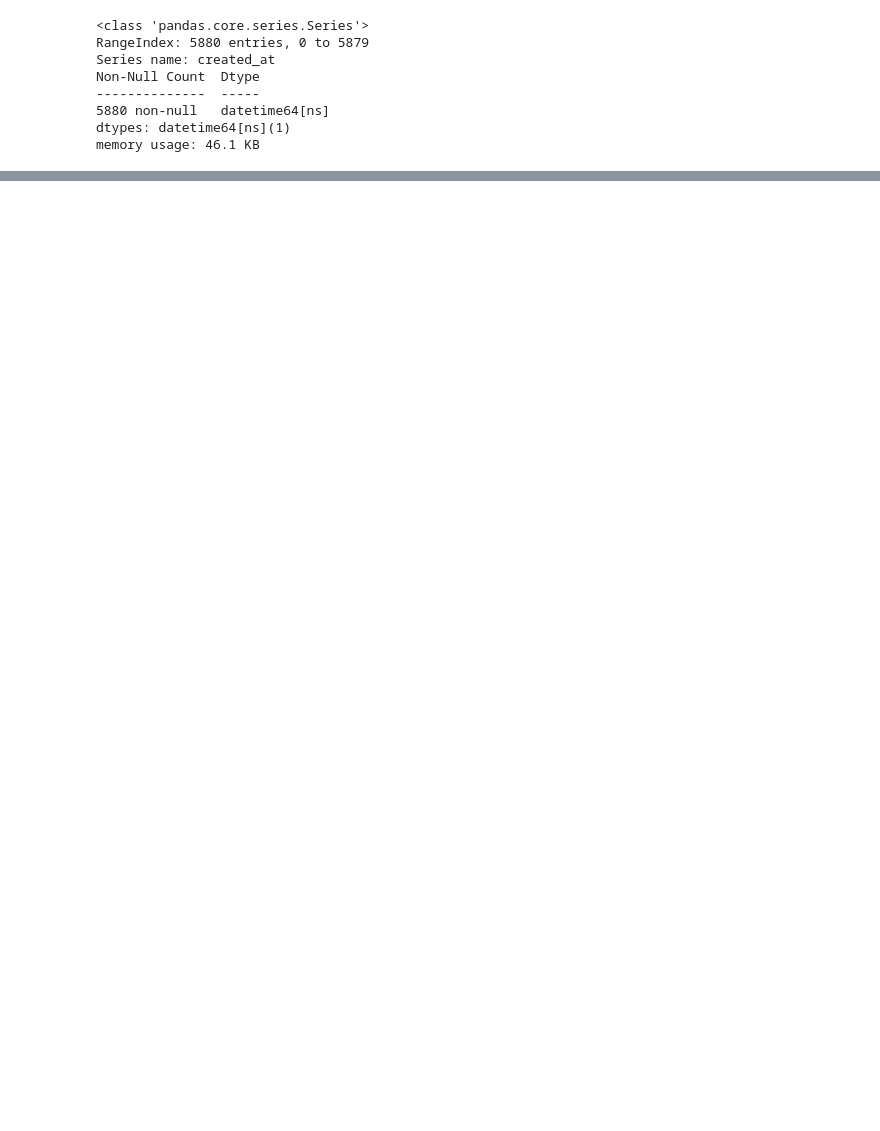
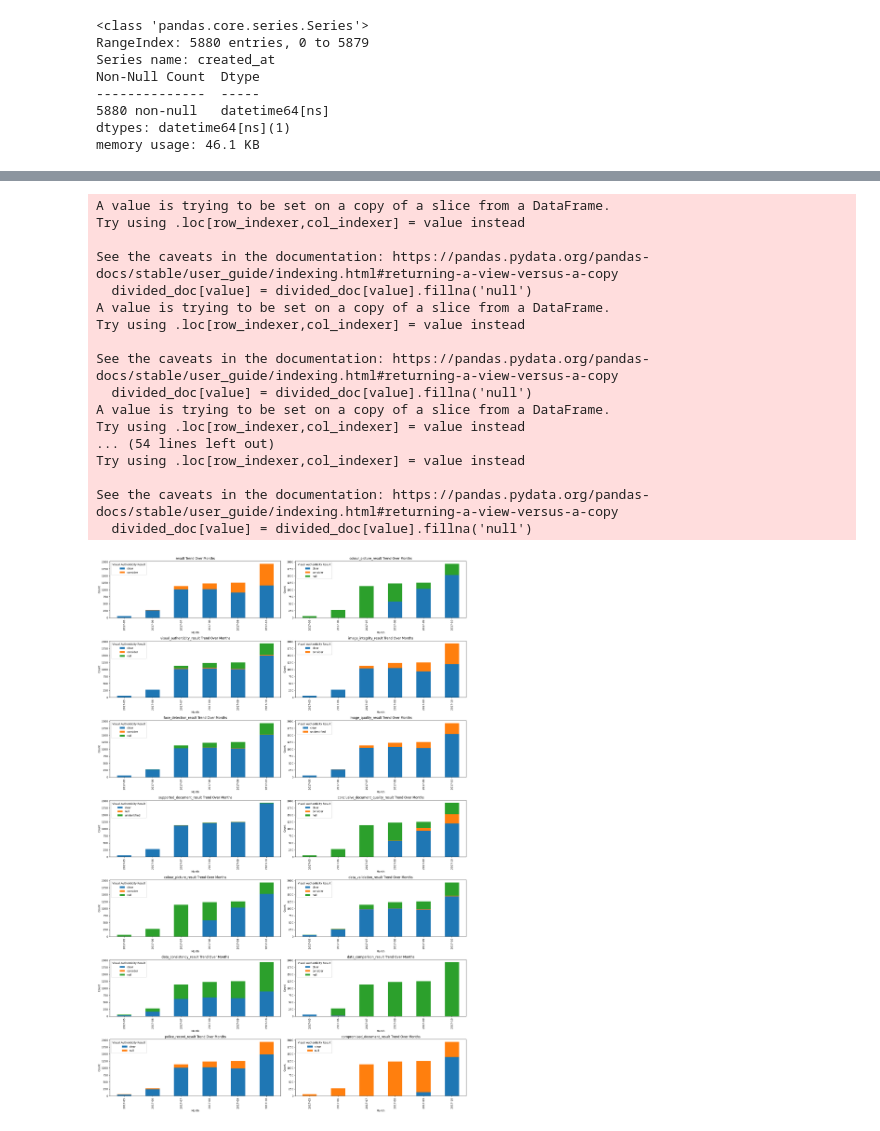
Before and after one commit to vuanhngo14/Personal_practice_1, a Jupyter notebook: FacialDocument_Check.ipynb, the cells around one changed output, grey strips where cells are left out. Cells and saved outputs as stored; diff of their text form; code cells hidden in the pictures; blank space fills up the shorter version.

```diff
--- a/FacialDocument_Check.ipynb
+++ b/FacialDocument_Check.ipynb
@@ -81,7 +88,7 @@ document_importantAttr = [
  'data_consistency_result',
  'data_comparison_result',
  'police_record_result',
- 'compromised_document_result',]
+ 'compromised_document_result']
 # %%
 # Currently, the date time is object so it will not be sorted correctly. We will convert that to date-time format
 
@@ -155,8 +142,0 @@ def plotting(result_counts, value):
-# %%
-attr = ['result', 'colour_picture_result', 'visual_authenticity_result']
-
-for value in attr:
-    divide = ['created_at', value]
-    divided_doc = document_filtered[divide]
-    result_counts = groupping(divided_doc, value)
-    plotting(result_counts, value)
@@ -181,0 +143,58 @@ See the caveats in the documentation: https://pandas.pydata.org/pandas-docs/stab
+# %%
+def plotting(result_counts, value, ax):
+    result_counts.plot(kind='bar', stacked=True, figsize=(20, 30), ax=ax)
+
+    # Add labels and title
+    ax.set_title(value + ' Trend Over Months')
+    ax.set_xlabel('Month')
+    ax.set_ylabel('Count')
+    ax.legend(title='Visual Authenticity Result')
+
+# List of attribute to create plots
+attr = ['result', 'colour_picture_result', 'visual_authenticity_result', 'image_integrity_result', 'face_detection_result', 'image_quality_result', 'supported_document_result', 'conclusive_document_quality_result', 'colour_picture_result',
+ 'data_validation_result',
+ 'data_consistency_result',
+ 'data_comparison_result',
+ 'police_record_result',
+ 'compromised_document_result' ]
+
+# Set the number of columns for subplots
+num_cols = 2
+num_rows = -(-len(attr) // num_cols)
+
+# Create subplots
+fig, axs = plt.subplots(num_rows, num_cols, figsize=(15, 5 * num_rows))
+
+# Flatten the axs array in case there is only one row
+axs = axs.flatten()
+
+# Loop through attributes and create subplots
+for i, value in enumerate(attr):
+    divide = ['created_at', value]
+    divided_doc = document_filtered[divide]
+    result_counts = groupping(divided_doc, value)
+
+    plotting(result_counts, value, axs[i])
+
+
+plt.tight_layout(pad=1.0)
+plt.show()
+# %% [output]
+A value is trying to be set on a copy of a slice from a DataFrame.
+Try using .loc[row_indexer,col_indexer] = value instead
+
+See the caveats in the documentation: https://pandas.pydata.org/pandas-docs/stable/user_guide/indexing.html#returning-a-view-versus-a-copy
+  divided_doc[value] = divided_doc[value].fillna('null')
+A value is trying to be set on a copy of a slice from a DataFrame.
+Try using .loc[row_indexer,col_indexer] = value instead
+
+See the caveats in the documentation: https://pandas.pydata.org/pandas-docs/stable/user_guide/indexing.html#returning-a-view-versus-a-copy
+  divided_doc[value] = divided_doc[value].fillna('null')
+A value is trying to be set on a copy of a slice from a DataFrame.
+Try using .loc[row_indexer,col_indexer] = value instead
+... (54 lines left out)
+Try using .loc[row_indexer,col_indexer] = value instead
+
+See the caveats in the documentation: https://pandas.pydata.org/pandas-docs/stable/user_guide/indexing.html#returning-a-view-versus-a-copy
+  divided_doc[value] = divided_doc[value].fillna('null')
+[figure, added]
```
Also changed, not shown: parts of 18 cells of this notebook.
